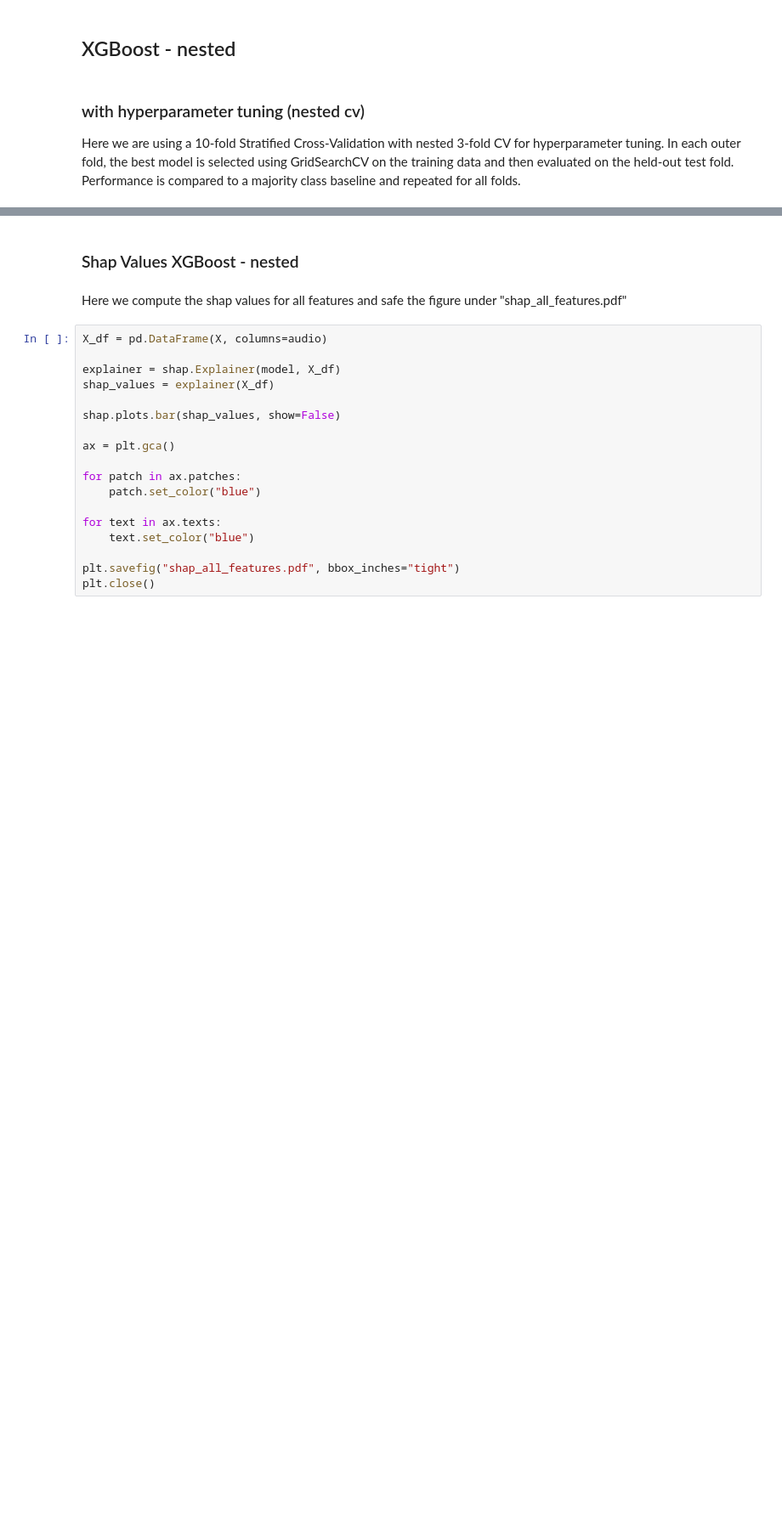
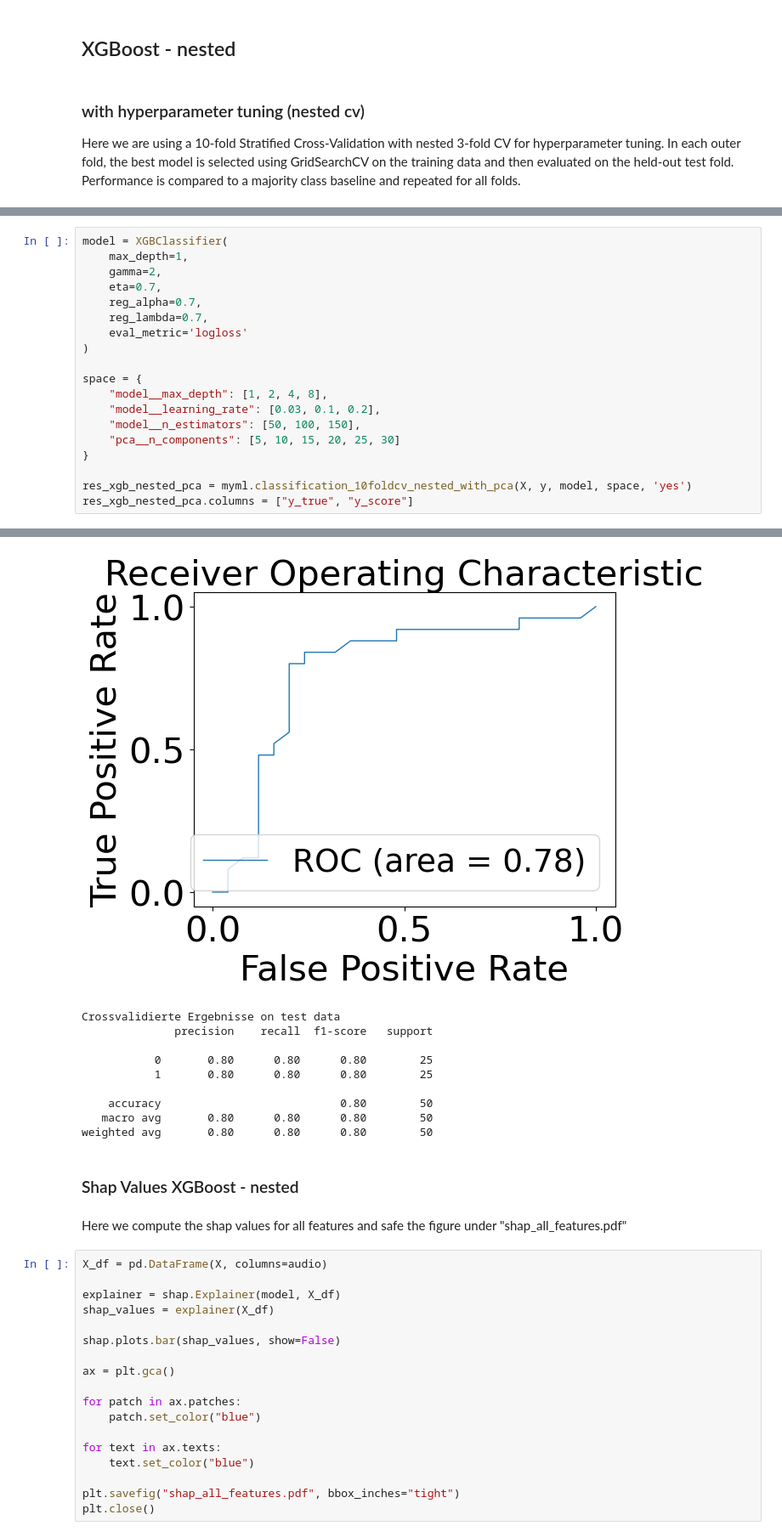
Before and after one commit to mbp-lab/tsst-speech-stress, a Jupyter notebook: 04_StimmeStress_MLClassification.ipynb, the cells around one changed output, grey strips where cells are left out. Shown at 85% size. Cells and saved outputs as stored; diff of their text form; blank space fills up the shorter version.

```diff
--- a/04_StimmeStress_MLClassification.ipynb
+++ b/04_StimmeStress_MLClassification.ipynb
@@ -258,0 +694,20 @@ res_xgb_nested.columns = ["y_true", "y_score"]
+# %%
+model = XGBClassifier(
+    max_depth=1,
+    gamma=2,
+    eta=0.7,
+    reg_alpha=0.7,
+    reg_lambda=0.7,
+    eval_metric='logloss'
+)
+
+space = {
+    "model__max_depth": [1, 2, 4, 8],
+    "model__learning_rate": [0.03, 0.1, 0.2],
+    "model__n_estimators": [50, 100, 150],
+    "pca__n_components": [5, 10, 15, 20, 25, 30]
+}
+
+res_xgb_nested_pca = myml.classification_10foldcv_nested_with_pca(X, y, model, space, 'yes')
+res_xgb_nested_pca.columns = ["y_true", "y_score"]
+# %% [output]
@@ -259,3 +734,13 @@ res_xgb_nested.columns = ["y_true", "y_score"]
+[figure, added]
+Crossvalidierte Ergebnisse on test data
+              precision    recall  f1-score   support
+
+           0       0.80      0.80      0.80        25
+           1       0.80      0.80      0.80        25
+
+    accuracy                           0.80        50
+   macro avg       0.80      0.80      0.80        50
+weighted avg       0.80      0.80      0.80        50
 # %% [markdown]
 ### Shap Values XGBoost - nested
 # %% [markdown]
```
Also changed, not shown: parts of 16 cells of this notebook, 2 other files.
